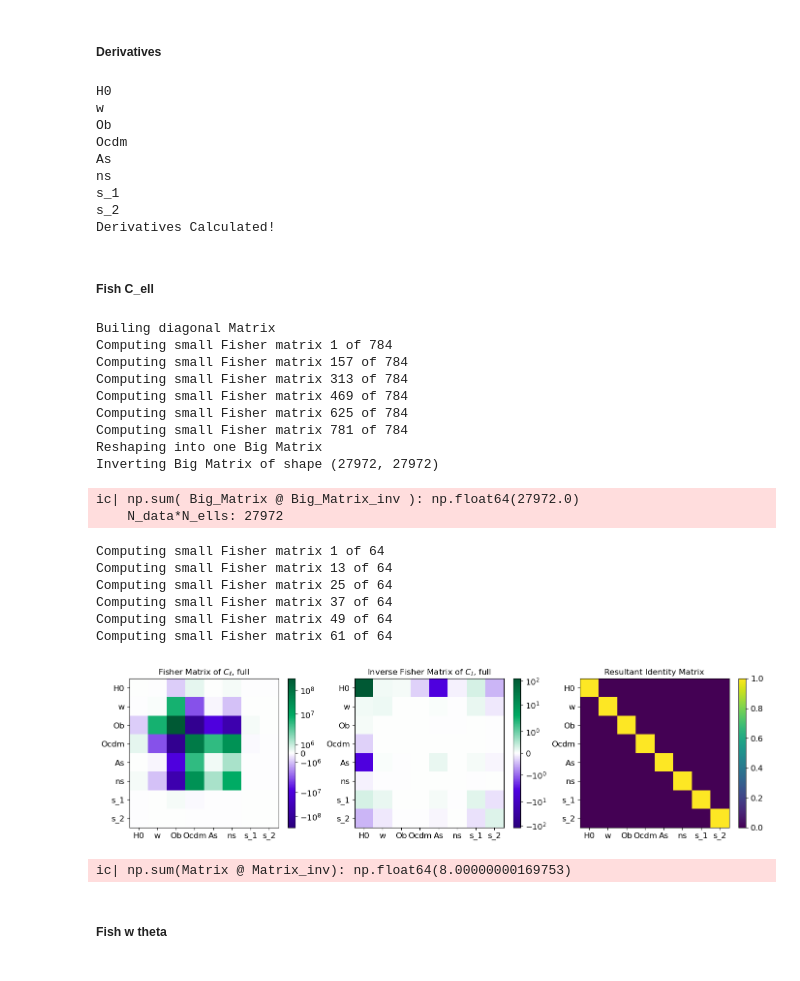
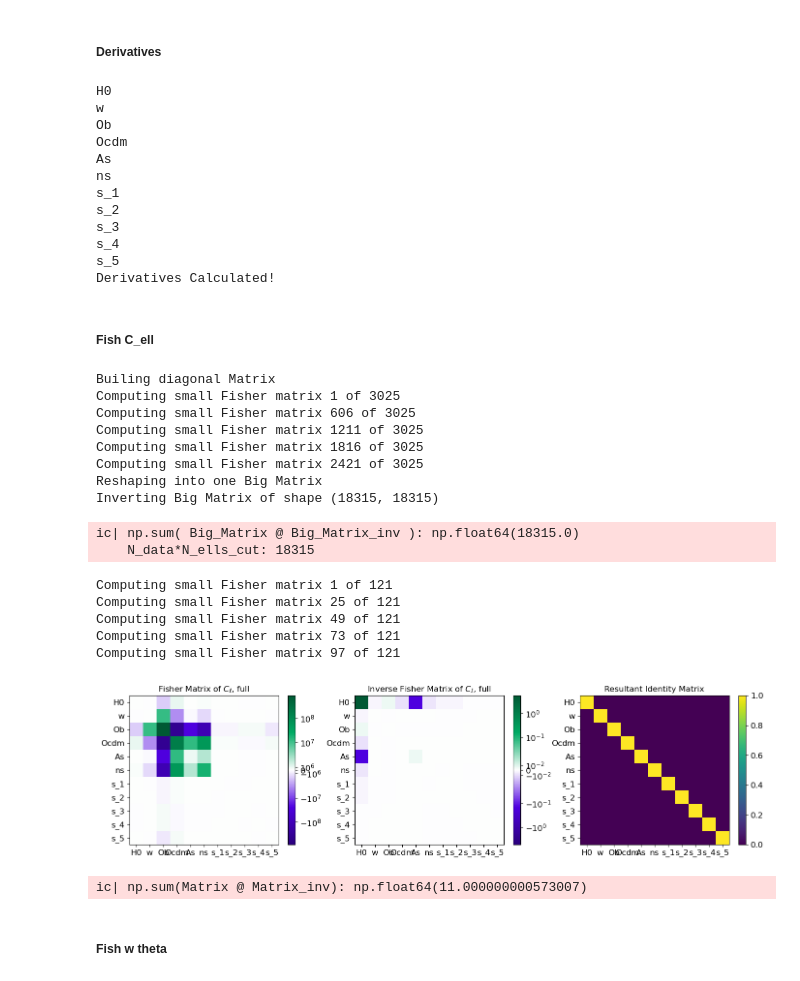
Before and after one commit to GreenTS27/Photo_Surveys-HI_IM-Fisher_Matrix, a Jupyter notebook: Fisher_Matrix_C_ell_vs_w_t.ipynb, the cells around one changed output. Drawn from its saved outputs; the diff is of its cells as text; code cells hidden in the pictures.

Commit message:
Adding ell_step to use less RAM

```diff
--- a/Fisher_Matrix_C_ell_vs_w_t.ipynb
+++ b/Fisher_Matrix_C_ell_vs_w_t.ipynb
@@ -332,7 +332,7 @@ Survey_Gal = "Euclid"
 # Survey_Gal = "DES"
 # Survey_Gal = "LSST_Y1"
 # Survey_Gal = "LSST_Y10"
-N_bins_Gal = 2
+N_bins_Gal = 5
 
 ### HI Surveys
 Survey_HI = "Meerkat"
@@ -383,8 +383,8 @@ for i in range(N_bins_Total):
         count+=1
 
 del i, j, z_c_i, z_c_j, count
-ic(Data_arr_zs_full)
-ic((len(Data_arr_zs_full)))
+# ic(Data_arr_zs_full)
+# ic((len(Data_arr_zs_full)))
 
 # Calculate Redshift bins
 arr_zs = np.linspace(0, 2, 1000)
@@ -451,10 +436,9 @@ ic(theta_min, theta_max)
 ic(l_min, l_max)
 ic(f_sky, f_sky_str)
 
-
-########################################################## Parameters for w(theta) #############################
+########################################################## Parameters for C_ell and w(theta) #############################
 theta_val = theta_min
-theta_step = 0.2
+theta_step = 0.5
 N_thetas = int((theta_max - theta_min)/theta_step) +1
 ic(N_thetas)
 thetas = np.empty( N_thetas )
@@ -467,7 +451,8 @@ while theta_val < theta_max:
 
 full_l_min = 2
 full_l_max = 1000
-ells = np.arange(full_l_min, full_l_max+1, 1)
+ell_step = 3
+ells = np.arange(full_l_min, full_l_max+1, ell_step)
 
 Pol_Legend = np.zeros( (N_thetas, len(ells))  )
 for index_t, teta in enumerate(thetas):
@@ -915,7 +903,7 @@ Cov Matrix Calculated!
 # %%
 # Five-point stencil: Numerical derivation approxiamtion
 def f_pt_sten_Cls(f, x, h_spacing, Cosm_p_info, dic_Cosm_p, arr_zs, arr_z_central,
-                  dic_Window, l_min, l_max, dic_mag_bias,
+                  dic_Window, l_min, l_max, dic_mag_bias, ell_step=1,
                   bias_func_Gal=None, bias_func_HI=None, dic_Gal_HI_id=None ):
 
     dic_cosmology = {
@@ -947,7 +935,7 @@ def f_pt_sten_Cls(f, x, h_spacing, Cosm_p_info, dic_Cosm_p, arr_zs, arr_z_centra
                       pars_CAMB=pars, goal="derive",
                       bias_func_Gal=bias_func_Gal, bias_func_HI=bias_func_HI, dic_Gal_HI_id=dic_Gal_HI_id,
                       s_value=x, s_variation=var)
-            dic_C_ells[index_var+1] = np.abs( C_ell["W1xW2"][l_min:l_max+1] )
+            dic_C_ells[index_var+1] = np.abs( C_ell["W1xW2"][l_min:l_max+1 : ell_step] )
 
     else:
         # Define cosmology while derivating
@@ -984,7 +972,7 @@ def f_pt_sten_Cls(f, x, h_spacing, Cosm_p_info, dic_Cosm_p, arr_zs, arr_z_centra
             C_ell = f(arr_zs, arr_z_central, dic_Window, l_min, l_max, dic_mag_bias,
                       pars_CAMB=pars,
                       bias_func_Gal=bias_func_Gal, bias_func_HI=bias_func_HI, dic_Gal_HI_id=dic_Gal_HI_id)
-            dic_C_ells[index_var+1] = np.abs( C_ell["W1xW2"][l_min:l_max+1] )
+            dic_C_ells[index_var+1] = np.abs( C_ell["W1xW2"][l_min:l_max+1 : ell_step] )
 
     # Calculate derivative using 5-point stencil coefficients
     deriv_approx = (-   dic_C_ells[1]
@@ -1000,7 +988,7 @@ def f_pt_sten_Cls(f, x, h_spacing, Cosm_p_info, dic_Cosm_p, arr_zs, arr_z_centra
 
 # Derivatives of Fisher matrix
 def Fisher_derivative_HI( Data_arr_zs, arr_zs, dic_Window, l_min, l_max, dic_mag_bias, dic_Cosm_p, C_ell_func,
-                          bias_func_Gal=None, bias_func_HI=None, dic_Gal_HI_id=None, verbose=False):
+                          ell_step=1, bias_func_Gal=None, bias_func_HI=None, dic_Gal_HI_id=None, verbose=False):
 
     dic_cosmology = {
         'Omega_M': dic_Cosm_p["Ob"][1] + dic_Cosm_p["Ocdm"][1],
@@ -1016,7 +1004,7 @@ def Fisher_derivative_HI( Data_arr_zs, arr_zs, dic_Window, l_min, l_max, dic_mag
         }
 
     N_Data = len(Data_arr_zs)
-    ells = np.arange(l_min, l_max+1, 1)
+    ells = np.arange(l_min, l_max+1, ell_step)
     N_ells = len(ells)
     arr_z_central = list(dic_Window.keys())
     arr_z_central.remove("Total")
@@ -1026,7 +1014,8 @@ def Fisher_derivative_HI( Data_arr_zs, arr_zs, dic_Window, l_min, l_max, dic_mag
 
 
     for key in dic_Cosm_p.keys():
-        print(key)
+        if verbose == True:
+            print(key)
 
         Cosm_p_info = dic_Cosm_p[key][0]
         Cosm_p_fid  = dic_Cosm_p[key][1]
@@ -1055,7 +1044,7 @@ def Fisher_derivative_HI( Data_arr_zs, arr_zs, dic_Window, l_min, l_max, dic_mag
                     dCl_dalpha = np.zeros( N_ells )
                 else:
                     dCl_dalpha = f_pt_sten_Cls(C_ell_func, Cosm_p_fid, Cosm_p_h_val, Cosm_p_info, dic_Cosm_p,
-                                               arr_zs, arr_z_c_Data, dic_Window, l_min, l_max, dic_mag_bias,
+                                               arr_zs, arr_z_c_Data, dic_Window, l_min, l_max, dic_mag_bias, ell_step=ell_step,
                                                bias_func_Gal=bias_func_Gal, bias_func_HI=bias_func_HI, dic_Gal_HI_id=dic_Gal_HI_id)
                 del s_i, s_j, Wrong_bins
 
@@ -1090,12 +1079,12 @@ def Fisher_derivative_HI( Data_arr_zs, arr_zs, dic_Window, l_min, l_max, dic_mag
                 C_ell = C_ell_func(arr_zs, arr_z_c_Data, dic_Window, l_min, l_max, dic_mag_bias,
                                    N_count_index="D_RSD_L",
                                    bias_func_Gal=bias_func_Gal, bias_func_HI=bias_func_HI, dic_Gal_HI_id=dic_Gal_HI_id)
-                dCl_dalpha = np.abs(C_ell  ["W1xW2"][l_min:l_max+1]) / Cosm_p_fid
+                dCl_dalpha = np.abs(C_ell  ["W1xW2"][l_min:l_max+1 : ell_step]) / Cosm_p_fid
                 del C_ell
 
             else:
                 dCl_dalpha = f_pt_sten_Cls( C_ell_func, Cosm_p_fid, Cosm_p_h_val, Cosm_p_info,  dic_Cosm_p,
-                                            arr_zs, arr_z_c_Data, dic_Window, l_min, l_max, dic_mag_bias,
+                                            arr_zs, arr_z_c_Data, dic_Window, l_min, l_max, dic_mag_bias, ell_step=ell_step,
                                             bias_func_Gal=bias_func_Gal, bias_func_HI=bias_func_HI , dic_Gal_HI_id=dic_Gal_HI_id)
 
 
@@ -1115,13 +1104,13 @@ def Fisher_derivative_HI( Data_arr_zs, arr_zs, dic_Window, l_min, l_max, dic_mag
 
         dic_derivatives[key] = arr_dCl_dalpha
 
+    if verbose == True:
+        print("Derivatives Calculated!")
 
     del N_Data, ells, N_ells, arr_z_central, key, index_bin, arr_z_c_Data, z_i, z_j
     del Cosm_p_info, Cosm_p_fid, Cosm_p_h_val, dCl_dalpha, dCl_dalpha_corrected, arr_dCl_dalpha
     del z_i_HI, z_j_HI, pars, dic_cosmology
 
-    print("Derivatives Calculated!")
-
     return dic_derivatives
 # %%
 # dic_derivatives_auto = Fisher_derivative_HI(Data_arr_zs_auto, arr_zs, dic_Window, full_l_min, full_l_max,
@@ -1129,8 +1118,9 @@ def Fisher_derivative_HI( Data_arr_zs, arr_zs, dic_Window, l_min, l_max, dic_mag
 #                                             bias_func_Gal=gal_bias_DES, bias_func_HI=bias_HI, dic_Gal_HI_id=dic_Gal_HI_id )
 
 dic_derivatives_full = Fisher_derivative_HI(Data_arr_zs_full, arr_zs, dic_Window, full_l_min, full_l_max,
-                                            dic_mag_bias, dic_Cosm_param, C_ells_CAMB_HI,
-                                            bias_func_Gal=gal_bias_DES, bias_func_HI=bias_HI, dic_Gal_HI_id=dic_Gal_HI_id )
+                                            dic_mag_bias, dic_Cosm_param, C_ells_CAMB_HI, ell_step=ell_step,
+                                            bias_func_Gal=gal_bias_DES, bias_func_HI=bias_HI, dic_Gal_HI_id=dic_Gal_HI_id,
+                                            verbose=True )
 
 ### Saving data
 with open(F"{folder_name}FisherM_deriv_full_{save_filename}_f{f_sky_str}_lmin{l_min}_thetaMax{theta_max}.pkl", 'wb') as file:
@@ -1144,6 +1134,9 @@ As
 ns
 s_1
 s_2
+s_3
+s_4
+s_5
 Derivatives Calculated!
 # %%
 # # Visualizing_derivatives( Data_arr_zs_auto, l_min, l_max, dic_Cosm_param, dic_derivatives_auto )
@@ -1159,51 +1152,50 @@ Derivatives Calculated!
 #                        list_titles=[r"Fisher Matrix of $C_\ell$, auto",r"Inverse Fisher Matrix of $C_\ell$, auto",
 #                                     "Resultant Identity Matrix"])
 
 # # Saving data
 # df_Cl_auto = pd.DataFrame(data=Fish_Cl_auto.astype(float))
 # df_Cl_auto.to_csv(F"{folder_name}FisherM_Cl_auto_{save_filename}_f{f_sky_str}_lmin{l_min}_thetaMax{theta_max}.csv",
 #                   sep=' ', header=False, float_format='%.8g', index=False)
 
 # Loading data
 Cov_Matrix_full = np.load(F"{folder_name}FisherM_CovM_full_{ save_filename}_f{f_sky_str}_lmin{l_min}_thetaMax{theta_max}.npy")
 
 with open(F"{folder_name}FisherM_deriv_full_{save_filename}_f{f_sky_str}_lmin{l_min}_thetaMax{theta_max}.pkl", 'rb') as file:
     dic_derivatives_full = pickle.load(file)
 
 from scipy.linalg import lapack
 # Calculating matrix
 Fish_Cl_full = Fisher_Matrix_Cl(Data_arr_zs_full, dic_Cosm_param, Cov_Matrix_full, dic_derivatives_full,
-                                 full_l_min, l_min, full_l_max, l_max, f_sky=f_sky, verbose=True)
+                                 full_l_min, l_min, full_l_max, l_max,
+                                 f_sky=f_sky, ell_step=ell_step, verbose=True)
 
 
 # Saving data
 df_Cl_full = pd.DataFrame(data=Fish_Cl_full.astype(float))
 df_Cl_full.to_csv(F"{folder_name}FisherM_Cl_full_{save_filename}_f{f_sky_str}_lmin{l_min}_thetaMax{theta_max}.csv",
                   sep=' ', header=False, float_format='%.8g', index=False)
 # Ploting Matrix
 Visualising_F_Matrices( Fish_Cl_full, dic_Cosm_param,
                         list_titles=[r"Fisher Matrix of $C_\ell$, full",r"Inverse Fisher Matrix of $C_\ell$, full",
                                     "Resultant Identity Matrix"])
 # %% [output]
 Builing diagonal Matrix
-Computing small Fisher matrix 1 of 784
-Computing small Fisher matrix 157 of 784
-Computing small Fisher matrix 313 of 784
-Computing small Fisher matrix 469 of 784
-Computing small Fisher matrix 625 of 784
-Computing small Fisher matrix 781 of 784
+Computing small Fisher matrix 1 of 3025
+Computing small Fisher matrix 606 of 3025
+Computing small Fisher matrix 1211 of 3025
+Computing small Fisher matrix 1816 of 3025
+Computing small Fisher matrix 2421 of 3025
 Reshaping into one Big Matrix
-Inverting Big Matrix of shape (27972, 27972)
+Inverting Big Matrix of shape (18315, 18315)
-ic| np.sum( Big_Matrix @ Big_Matrix_inv ): np.float64(27972.0)
-    N_data*N_ells: 27972
+ic| np.sum( Big_Matrix @ Big_Matrix_inv ): np.float64(18315.0)
+    N_data*N_ells_cut: 18315
-Computing small Fisher matrix 1 of 64
-Computing small Fisher matrix 13 of 64
-Computing small Fisher matrix 25 of 64
-Computing small Fisher matrix 37 of 64
-Computing small Fisher matrix 49 of 64
-Computing small Fisher matrix 61 of 64
+Computing small Fisher matrix 1 of 121
+Computing small Fisher matrix 25 of 121
+Computing small Fisher matrix 49 of 121
+Computing small Fisher matrix 73 of 121
+Computing small Fisher matrix 97 of 121
-[figure, old version]
+[figure, new version]
-ic| np.sum(Matrix @ Matrix_inv): np.float64(8.00000000169753)
+ic| np.sum(Matrix @ Matrix_inv): np.float64(11.000000000573007)
 # %% [markdown]
 ##### Fish w theta
 # %%
```
Also changed, not shown: parts of 7 cells of this notebook.
